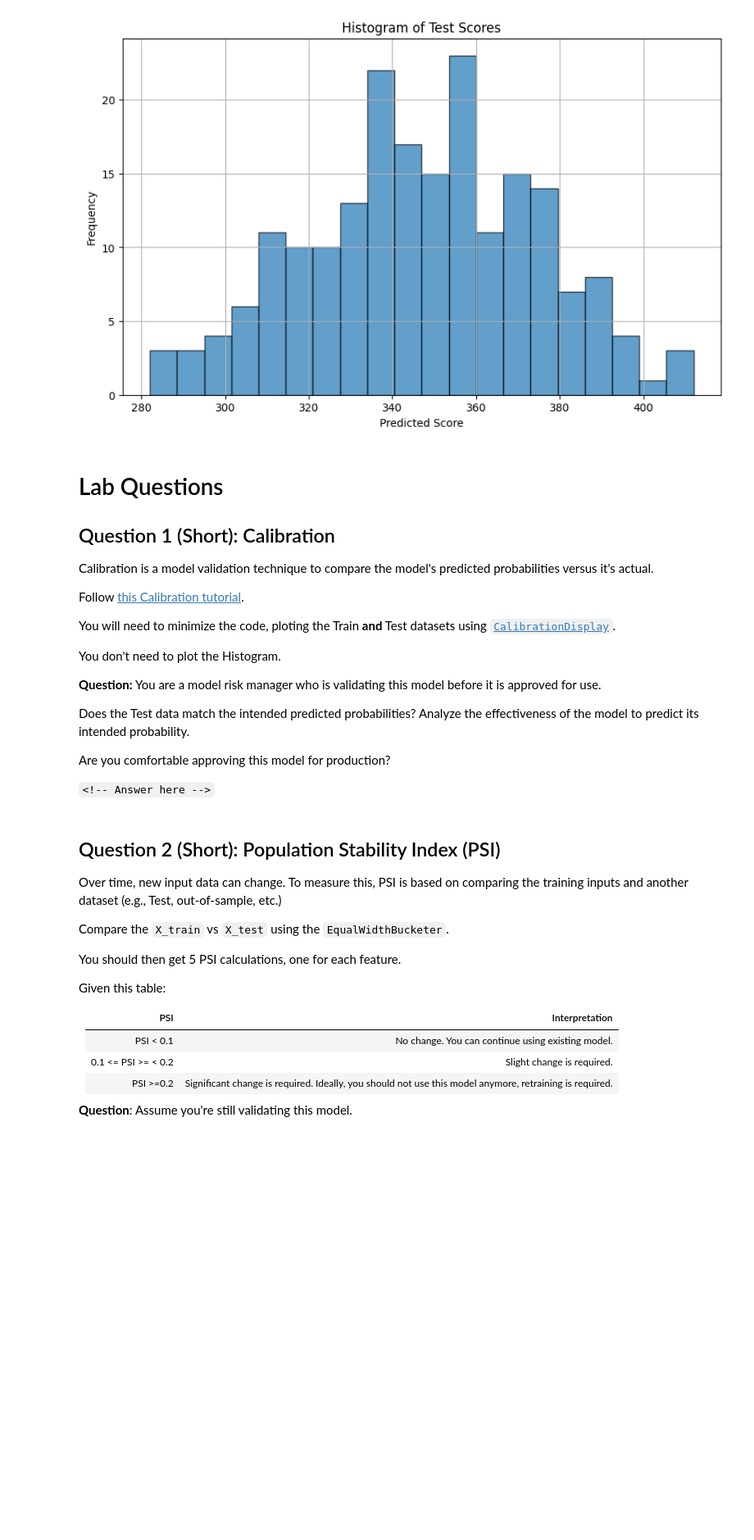
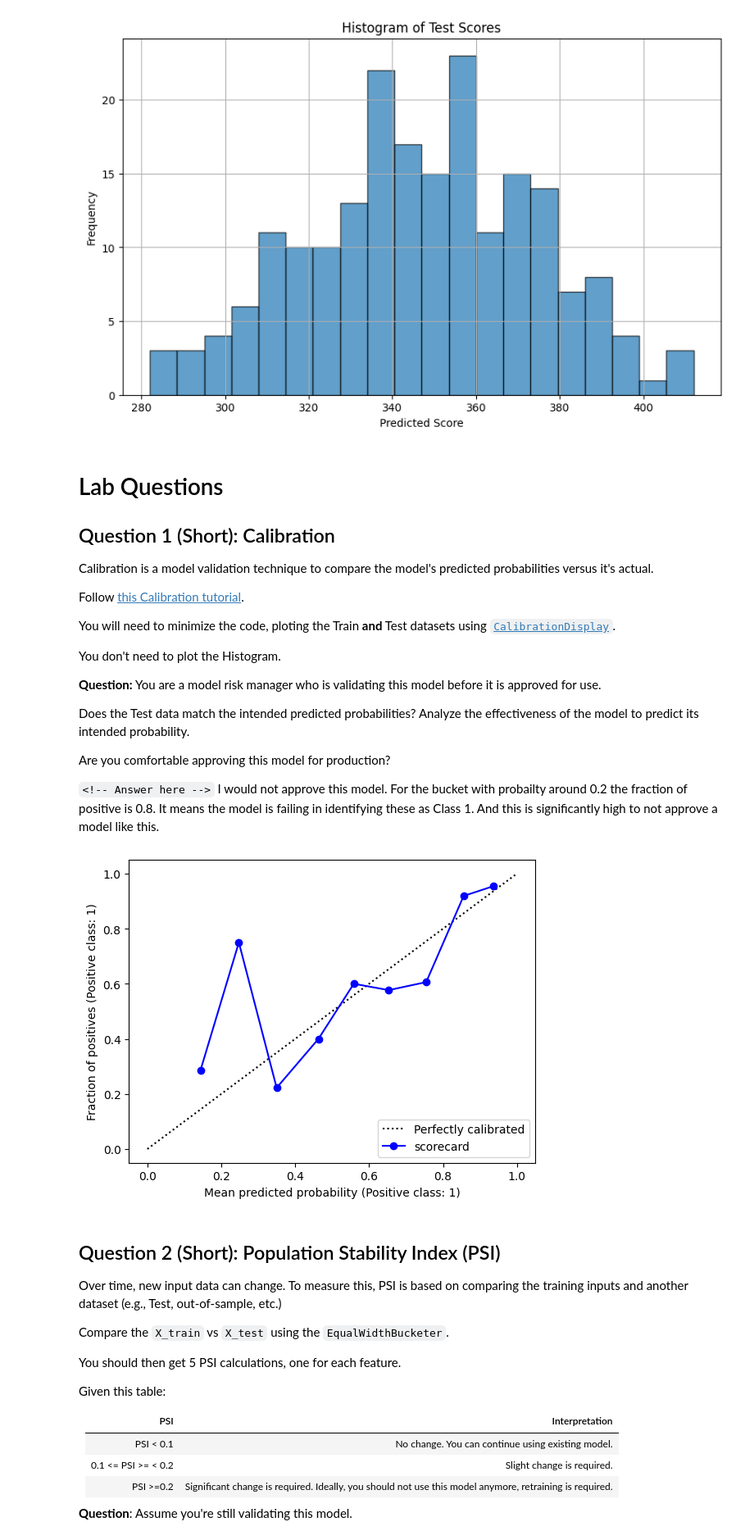
Before and after one commit to nlahri/dsba6211-summer2024, a Jupyter notebook: notebooks/dsba6211_summer2024_lab3.ipynb, the cells around one changed output. Shown at 82% size. Drawn from its saved outputs; the diff is of its cells as text; code cells hidden in the pictures; blank space fills up the shorter version.

```diff
--- a/notebooks/dsba6211_summer2024_lab3.ipynb
+++ b/notebooks/dsba6211_summer2024_lab3.ipynb
@@ -560,8 +559,23 @@ Does the Test data match the intended predicted probabilities? Analyze the effec
 Are you comfortable approving this model for production?
 
 `<!-- Answer here -->`
+I would not approve this model. For the bucket with probailty around  0.2 the fraction of positive is 0.8. It means the model is failing in identifying these as Class 1. And this is significantly high to not approve a model like this.
 # %%
 # fill in the blank (about 20 lines of code):
+from sklearn.calibration import CalibrationDisplay
+
+display = CalibrationDisplay.from_estimator(
+        scorecard,
+        X_test,
+        y_test,
+        n_bins=10,
+        name="scorecard",
+        strategy="uniform",
+        color='blue',
+        marker="o",
+    )
+# %% [output]
+[figure, added]
 # %% [markdown]
 ## Question 2 (Short): Population Stability Index (PSI)
 
```
Also changed, not shown: parts of 2 cells of this notebook.
